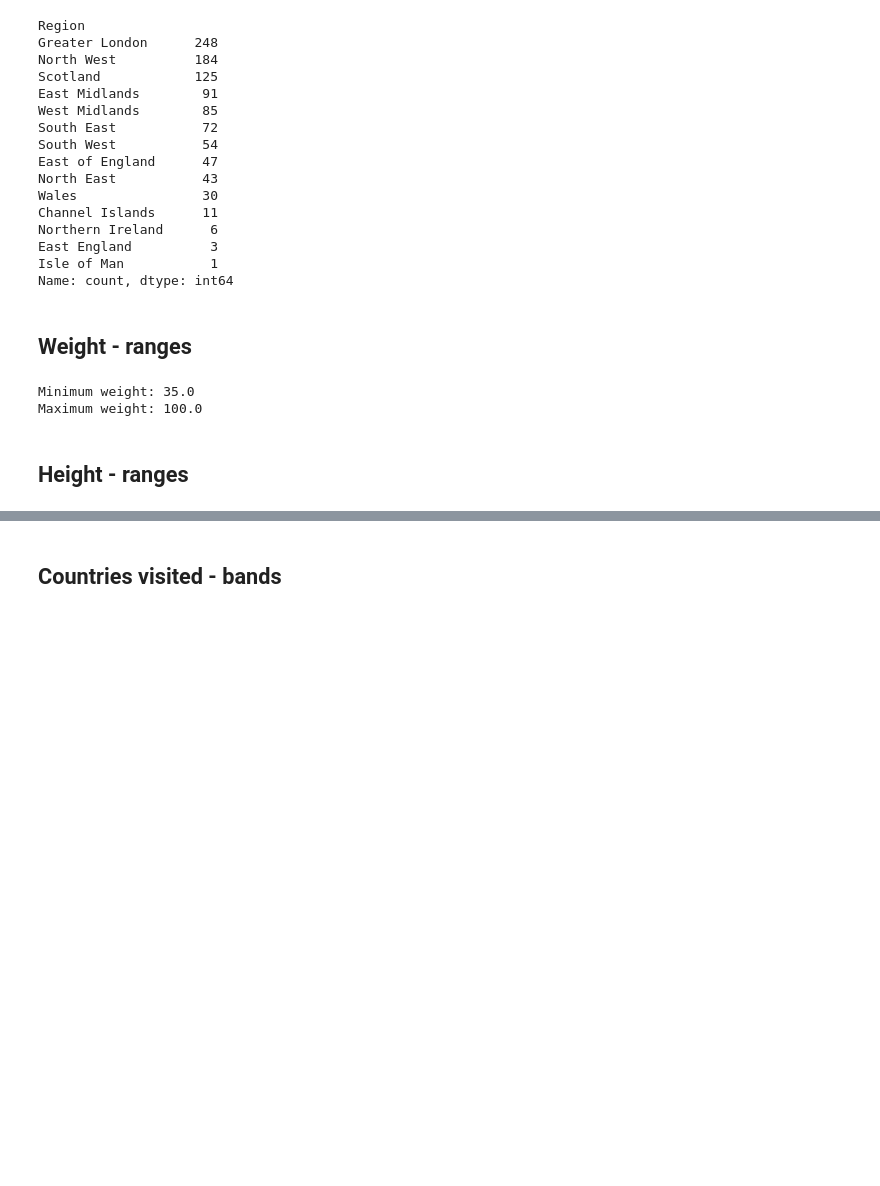
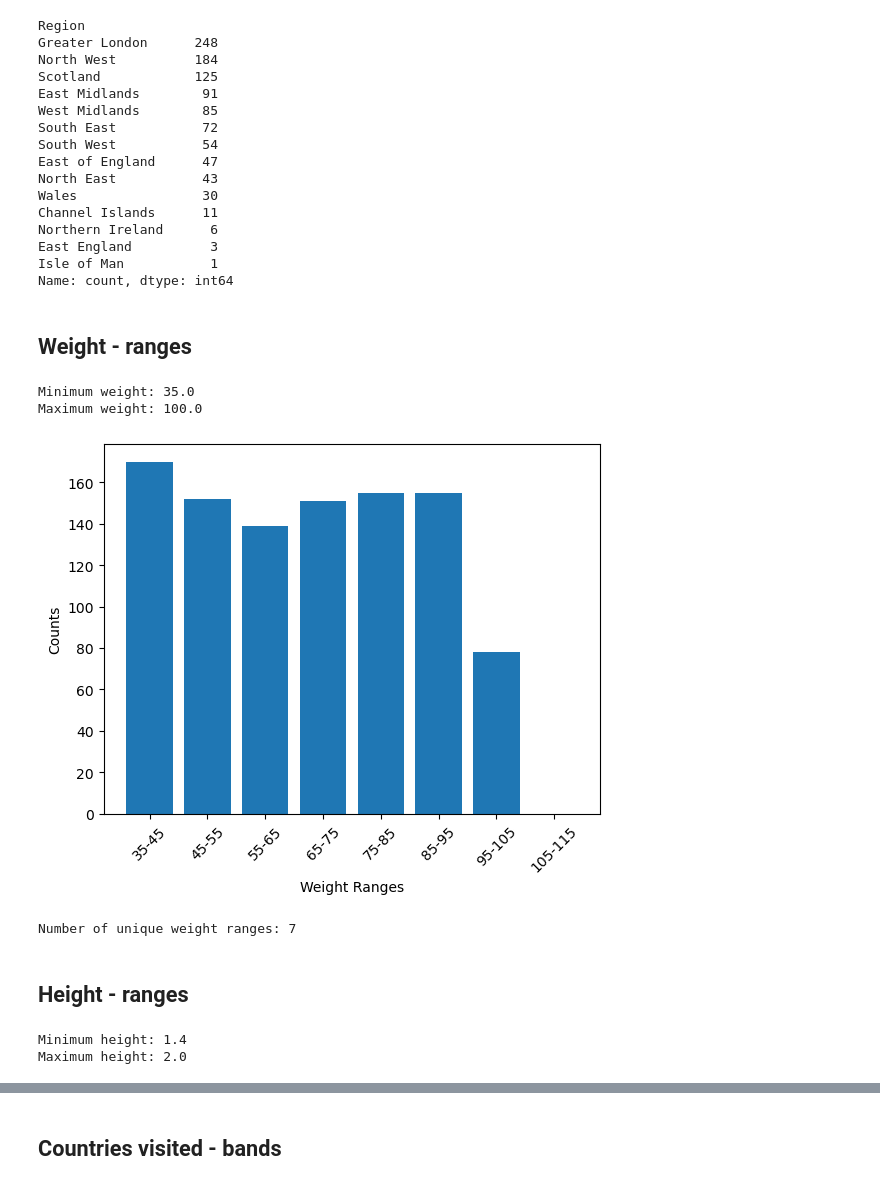
Before and after one commit to KHsuan/CDM_data_anonymisation, a Jupyter notebook: final.ipynb, the cells around one changed output, grey strips where cells are left out. Saved outputs shown, nothing was run; the diff lists cells and outputs as text; code cells hidden in the pictures; blank space fills up the shorter version.

```diff
--- a/final.ipynb
+++ b/final.ipynb
@@ -43,6 +43,11 @@ data.head(10)
 | 9 | Gavin | Kay | M | 21/12/1998 | Belize | United Kingdom | +44(0)7700900206 | KT5A 0AW | ... |
 # %% [markdown]
 ## Name - sampleID
+# %%
+def generate_sample_id(index):
+    return f"sid_{str(index + 1).zfill(5)}"
+
+data['id'] = data.index.to_series().apply(generate_sample_id)
 # %% [markdown]
 ## Birthdate - Birth year
 # %%
@@ -145,0 +160,7 @@ Name: count, dtype: int64
+# %%
+continent_labels = ["Asia", "Africa", "North America", "Europe", "South America", "Antarctica", "Oceania"]
+
+continent_counts = data["continent_of_birth"].value_counts()
+continent_count_in_order = []
+for i in continent_labels:
+    continent_count_in_order.append(counts[i])
@@ -167,7 +197,7 @@ continent_mapping = {
 }
 
 # Applying the mapping to the dataframe
-data['continent_of_birth'] = data['country_of_birth'].map(continent_mapping)
+unknown_continent_rows['continent_of_birth'] = unknown_continent_rows['country_of_birth'].map(continent_mapping)
 # %%
 # finding the number of unique continent
 unique_continent_counts = data['continent_of_birth'].value_counts()
@@ -206,14 +224,7 @@ def truncate_postcode(postcode):
     return postcode  # Return the original postcode if no numeric digit is found
 
 # Applying the function to create the postcode bands
-data['postcode_banded'] = data['postcode'].astype(str).apply(truncate_postcode)
-
-# Display both columns: print(data[['postcode', 'postcode_banded']])
-# Replace the original column with the banded column
-data['postcode'] = data['postcode_banded']
-
-# Drop the 'postcode_banded' column if no longer needed
-data.drop(columns=['postcode_banded'], inplace=True)
+data['postcode'] = data['postcode'].astype(str).apply(truncate_postcode)
 
 # Print the updated DataFrame with the banded postcode column
 print(data['postcode'])
@@ -279,5 +290,38 @@ print(f"Maximum weight: {max_weight}")
 # %% [output]
 Minimum weight: 35.0
 Maximum weight: 100.0
+# %%
+# Creating banding categories for weight with increments of 10 per category
+weight_bins = [35, 45, 55, 65, 75, 85, 95, 105, 115]
+weight_labels = ["35-45", "45-55", "55-65", "65-75", "75-85", "85-95", "95-105", "105-115"]  # Define labels for each bin
+data["weight_ranges"] = pd.cut(data['weight'], bins=weight_bins, labels=weight_labels, right=False)
+
+# Obtaining counts of weight ranges
+counts_weight = data["weight_ranges"].value_counts()
+count_in_order_weight = [counts_weight[label] for label in weight_labels]  # Corrected variable name
+
+# Plotting counts of weight ranges
+plt.bar(weight_labels, count_in_order_weight)  # Corrected variable name
+plt.xlabel("Weight Ranges")
+plt.ylabel("Counts")
+plt.xticks(rotation=45)
+plt.show()
+
+# Finding number of unique weight ranges
+num_unique_weight_ranges = data['weight_ranges'].nunique()
+print("Number of unique weight ranges:", num_unique_weight_ranges)
+# %% [output]
+[figure, added]
+Number of unique weight ranges: 7
 # %% [markdown]
 ## Height - ranges
+# %%
+# Finding minimum and maximum heights
+min_height = data['height'].min()
+max_height = data['height'].max()
+
+print(f"Minimum height: {min_height}")
+print(f"Maximum height: {max_height}")
+# %% [output]
+Minimum height: 1.4
+Maximum height: 2.0
```
Also changed, not shown: parts of 15 cells of this notebook.
